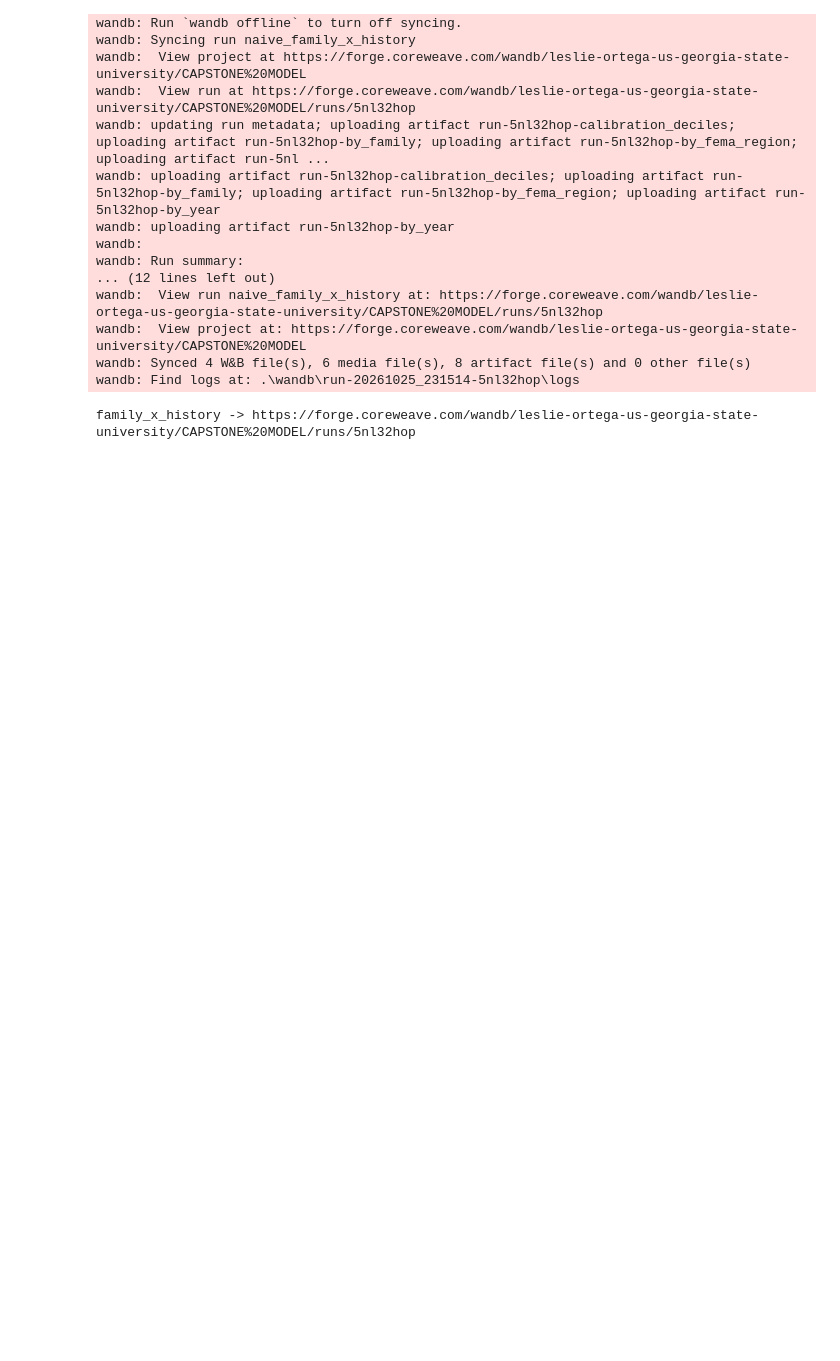
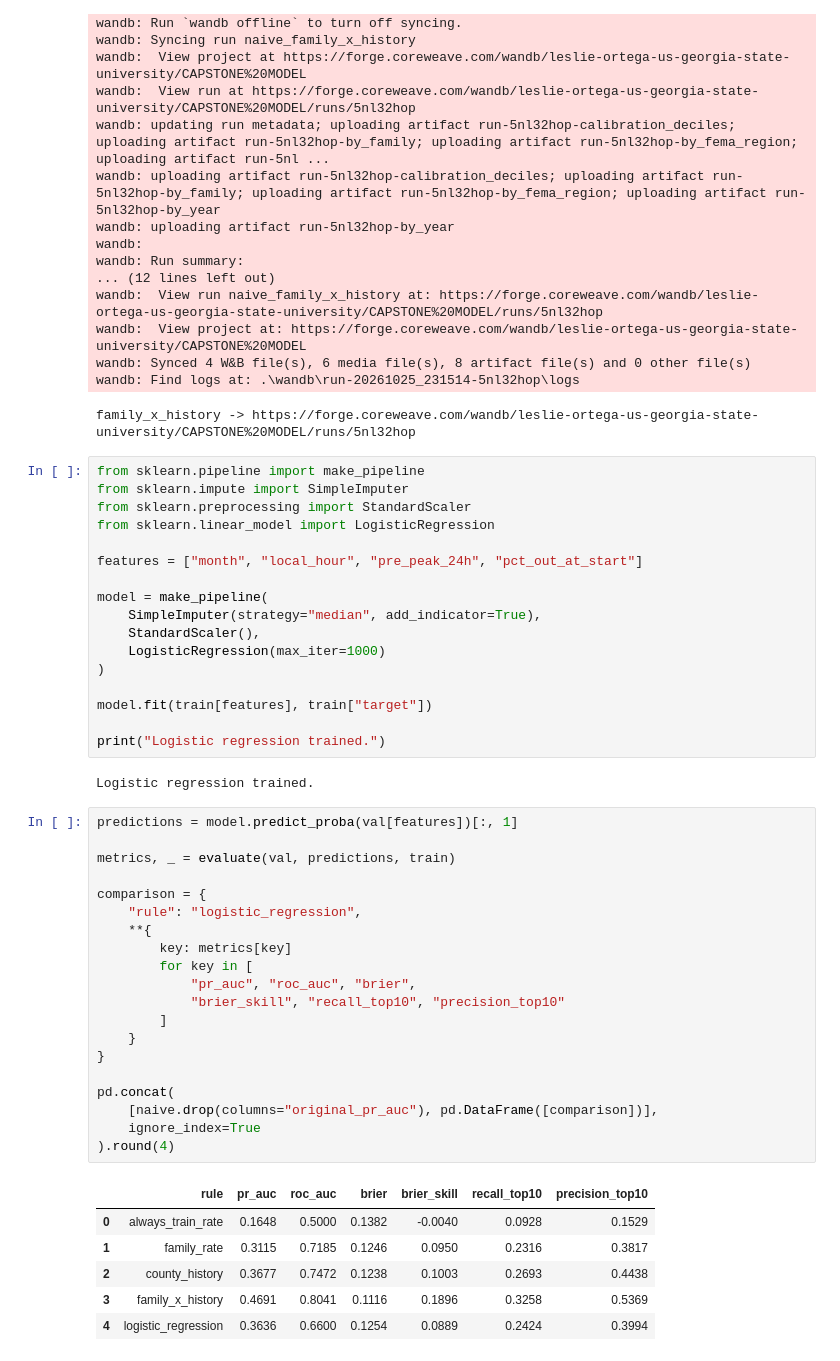
Before and after one commit to Chumpz0/Capstone-Power-Outage-Prediction, a Jupyter notebook: notebooks/05_baseline_models.ipynb, the cells around one changed output. Drawn from its saved outputs; the diff is of its cells as text; blank space fills up the shorter version.

```diff
--- a/notebooks/05_baseline_models.ipynb
+++ b/notebooks/05_baseline_models.ipynb
@@ -156,3 +176,49 @@ wandb:  View project at: https://forge.coreweave.com/wandb/leslie-ortega-us-geor
 wandb: Synced 4 W&B file(s), 6 media file(s), 8 artifact file(s) and 0 other file(s)
 wandb: Find logs at: .\wandb\run-20261025_231514-5nl32hop\logs
 family_x_history -> https://forge.coreweave.com/wandb/leslie-ortega-us-georgia-state-university/CAPSTONE%20MODEL/runs/5nl32hop
+# %%
+from sklearn.pipeline import make_pipeline
+from sklearn.impute import SimpleImputer
+from sklearn.preprocessing import StandardScaler
+from sklearn.linear_model import LogisticRegression
+
+features = ["month", "local_hour", "pre_peak_24h", "pct_out_at_start"]
+
+model = make_pipeline(
+    SimpleImputer(strategy="median", add_indicator=True),
+    StandardScaler(),
+    LogisticRegression(max_iter=1000)
+)
+
+model.fit(train[features], train["target"])
+
+print("Logistic regression trained.")
+# %% [output]
+Logistic regression trained.
+# %%
+predictions = model.predict_proba(val[features])[:, 1]
+
+metrics, _ = evaluate(val, predictions, train)
+
+comparison = {
+    "rule": "logistic_regression",
+    **{
+        key: metrics[key]
+        for key in [
+            "pr_auc", "roc_auc", "brier",
+            "brier_skill", "recall_top10", "precision_top10"
+        ]
+    }
+}
+
+pd.concat(
+    [naive.drop(columns="original_pr_auc"), pd.DataFrame([comparison])],
+    ignore_index=True
+).round(4)
+# %% [output]
+|  | rule | pr_auc | roc_auc | brier | brier_skill | recall_top10 | precision_top10 |
+| 0 | always_train_rate | 0.1648 | 0.5000 | 0.1382 | -0.0040 | 0.0928 | 0.1529 |
+| 1 | family_rate | 0.3115 | 0.7185 | 0.1246 | 0.0950 | 0.2316 | 0.3817 |
+| 2 | county_history | 0.3677 | 0.7472 | 0.1238 | 0.1003 | 0.2693 | 0.4438 |
+| 3 | family_x_history | 0.4691 | 0.8041 | 0.1116 | 0.1896 | 0.3258 | 0.5369 |
+| 4 | logistic_regression | 0.3636 | 0.6600 | 0.1254 | 0.0889 | 0.2424 | 0.3994 |
```
Also changed, not shown: parts of 7 cells of this notebook, 2 other files.
